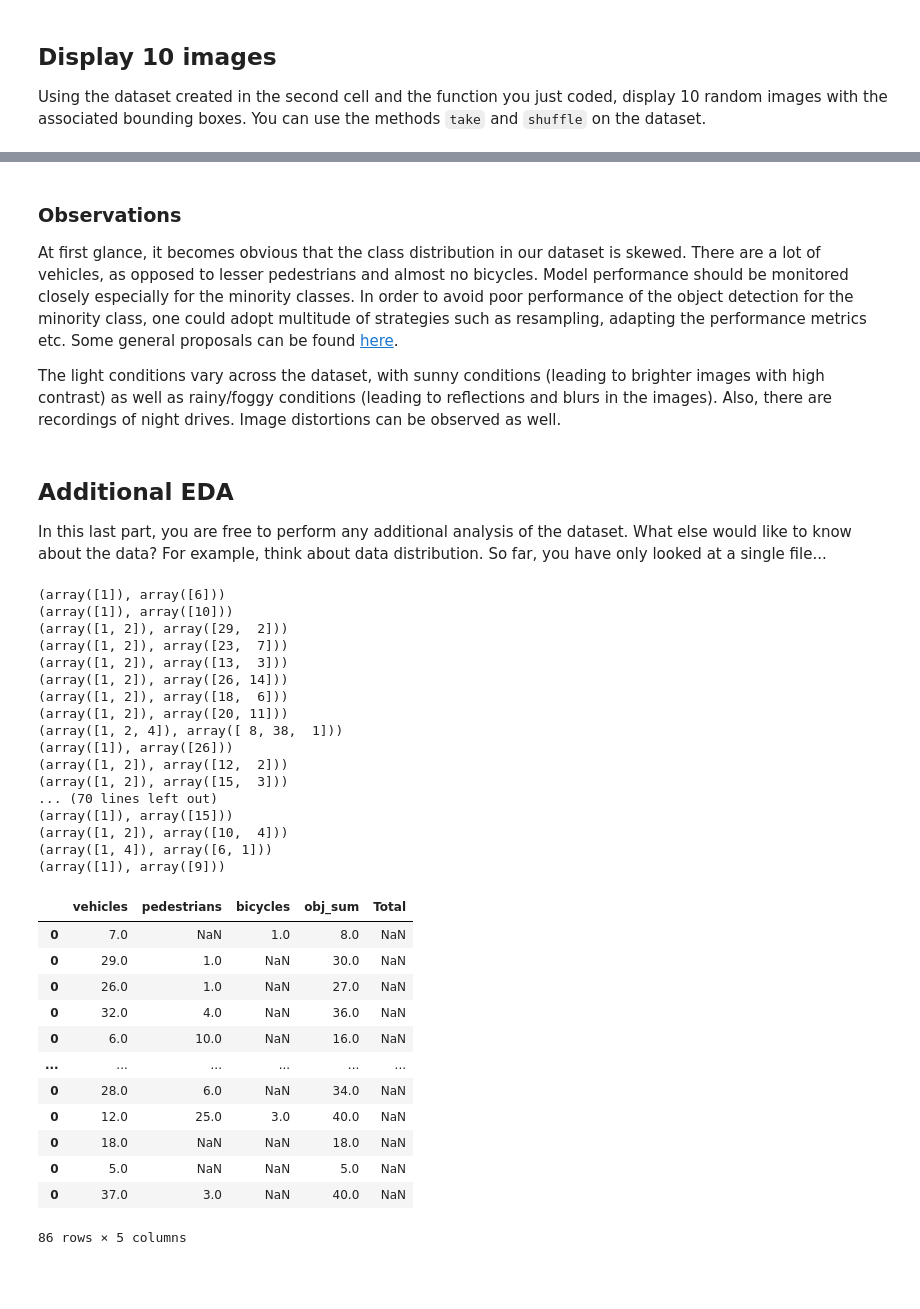
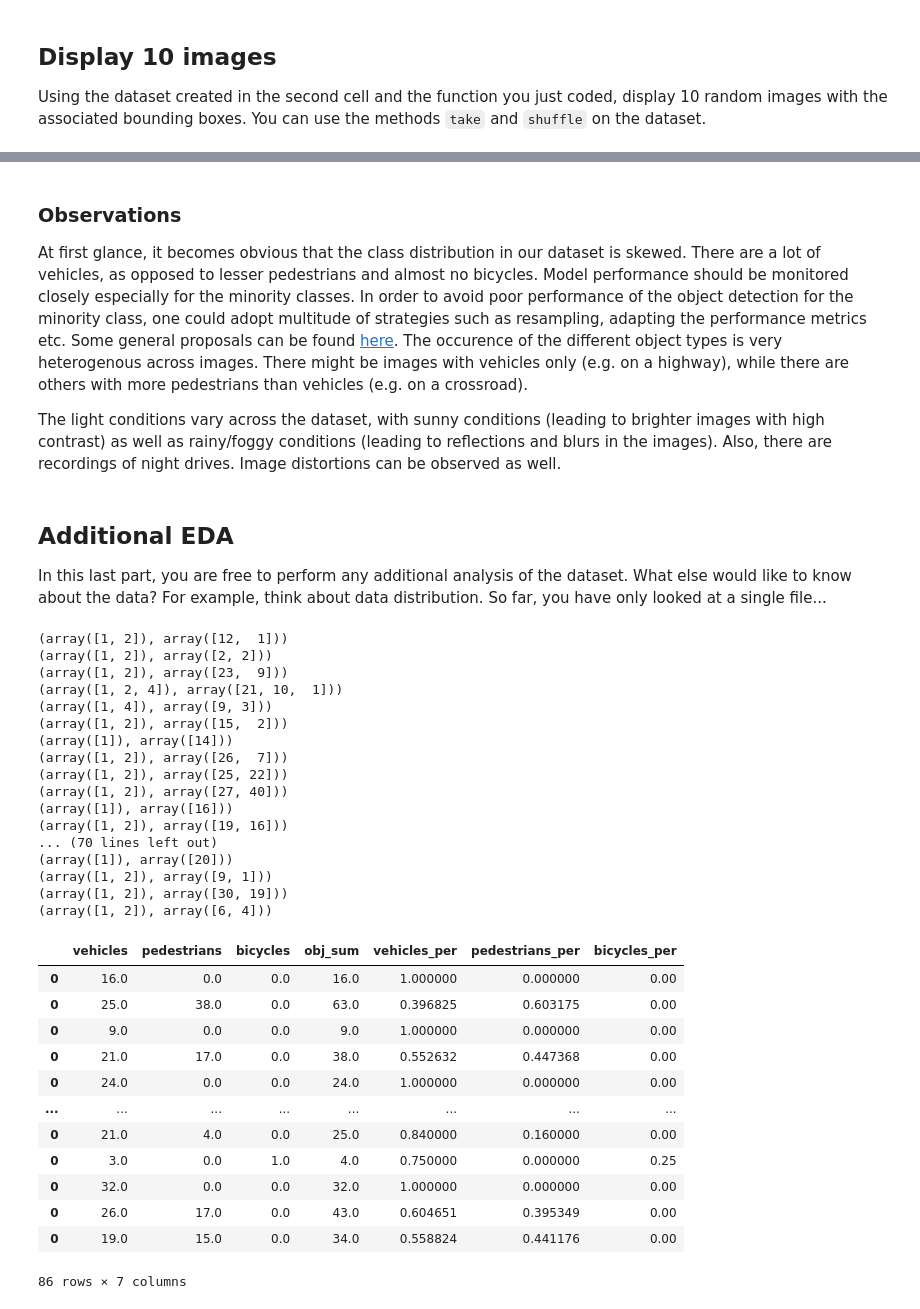
Before and after one commit to Andrea-Schulz/UdacitySDCE_Project1, a Jupyter notebook: Exploratory+Data+Analysis.ipynb, the cells around one changed output, grey strips where cells are left out. Saved outputs shown, nothing was run; the diff lists cells and outputs as text; code cells hidden in the pictures; blank space fills up the shorter version.

```diff
--- a/Exploratory+Data+Analysis.ipynb
+++ b/Exploratory+Data+Analysis.ipynb
@@ -33,8 +33,10 @@ Use `tf.data.Dataset.map()
 num_images = 15
 # number of rows in plot
 num_rows = 3
+# Number of filenames to read in shuffle (max:86)
+num_files = 86
 
-batch = dataset.shuffle(86, reshuffle_each_iteration=True).take(num_images)
+batch = dataset.shuffle(num_files, reshuffle_each_iteration=True).take(num_images)
 # %% [markdown]
 ### initial exploration of TFrecords
 # %%
@@ -170,6 +172,6 @@ display_images(batch)
 # %% [markdown]
 ### Observations
-At first glance, it becomes obvious that the class distribution in our dataset is skewed. There are a lot of vehicles, as opposed to lesser pedestrians and almost no bicycles. Model performance should be monitored closely especially for the minority classes. In order to avoid poor performance of the object detection for the minority class, one could adopt multitude of strategies such as resampling, adapting the performance metrics etc. Some general proposals can be found [here](https://machinelearningmastery.com/tactics-to-combat-imbalanced-classes-in-your-machine-learning-dataset/).
+At first glance, it becomes obvious that the class distribution in our dataset is skewed. There are a lot of vehicles, as opposed to lesser pedestrians and almost no bicycles. Model performance should be monitored closely especially for the minority classes. In order to avoid poor performance of the object detection for the minority class, one could adopt multitude of strategies such as resampling, adapting the performance metrics etc. Some general proposals can be found [here](https://machinelearningmastery.com/tactics-to-combat-imbalanced-classes-in-your-machine-learning-dataset/). The occurence of the different object types is very heterogenous across images. There might be images with vehicles only (e.g. on a highway), while there are others with more pedestrians than vehicles (e.g. on a crossroad).
 
 The light conditions vary across the dataset, with sunny conditions (leading to brighter images with high contrast) as well as rainy/foggy conditions (leading to reflections and blurs in the images). Also, there are recordings of night drives. Image distortions can be observed as well.
 # %% [markdown]
@@ -178,64 +180,60 @@ The light conditions vary across the dataset, with sunny conditions (leading to
 In this last part, you are free to perform any additional analysis of the dataset. What else would like to know about the data?
 For example, think about data distribution. So far, you have only looked at a single file...
 # %%
-for cl in dataset.take(86):
+for cl in dataset.take(num_files):
     print(np.unique(cl['groundtruth_classes'].numpy(), return_counts=True))
 # %% [output]
-(array([1]), array([6]))
-(array([1]), array([10]))
-(array([1, 2]), array([29,  2]))
-(array([1, 2]), array([23,  7]))
-(array([1, 2]), array([13,  3]))
-(array([1, 2]), array([26, 14]))
-(array([1, 2]), array([18,  6]))
-(array([1, 2]), array([20, 11]))
-(array([1, 2, 4]), array([ 8, 38,  1]))
-(array([1]), array([26]))
-(array([1, 2]), array([12,  2]))
-(array([1, 2]), array([15,  3]))
+(array([1, 2]), array([12,  1]))
+(array([1, 2]), array([2, 2]))
+(array([1, 2]), array([23,  9]))
+(array([1, 2, 4]), array([21, 10,  1]))
+(array([1, 4]), array([9, 3]))
+(array([1, 2]), array([15,  2]))
+(array([1]), array([14]))
+(array([1, 2]), array([26,  7]))
+(array([1, 2]), array([25, 22]))
+(array([1, 2]), array([27, 40]))
+(array([1]), array([16]))
+(array([1, 2]), array([19, 16]))
 ... (70 lines left out)
-(array([1]), array([15]))
-(array([1, 2]), array([10,  4]))
-(array([1, 4]), array([6, 1]))
-(array([1]), array([9]))
+(array([1]), array([20]))
+(array([1, 2]), array([9, 1]))
+(array([1, 2]), array([30, 19]))
+(array([1, 2]), array([6, 4]))
 # %%
 # get number and percentages of objects in each image
 import pandas as pd
 
 df = pd.DataFrame(index=[1,2,4])
 
-for cl in dataset.take(86):
+for cl in dataset.take(num_files):
     cl_id, counts = np.unique(cl['groundtruth_classes'].numpy(), return_counts=True)
     df_i = pd.DataFrame(index=cl_id, data=counts)
     df = pd.concat([df, df_i], axis=1)
 
 df = df.transpose().rename(columns={1:'vehicles', 2:'pedestrians', 4:'bicycles'})
 
 # sum of all objects in the respective image
 df['obj_sum'] = df.sum(axis=1)
 # percentages of all objects in respective image
 df['vehicles_per'] = df['vehicles']/df['obj_sum']
 df['pedestrians_per'] = df['pedestrians']/df['obj_sum']
 df['bicycles_per'] = df['bicycles']/df['obj_sum']
 
-# mean across the given images
-df2 = df.mean().rename("mean")
-
-# total across the given images
-df2["total"] = df.sum()
+df = df.fillna(0.0)
 
 df
 # %% [output]
-|  | vehicles | pedestrians | bicycles | obj_sum | Total |
-| 0 | 7.0 | NaN | 1.0 | 8.0 | NaN |
-| 0 | 29.0 | 1.0 | NaN | 30.0 | NaN |
-| 0 | 26.0 | 1.0 | NaN | 27.0 | NaN |
-| 0 | 32.0 | 4.0 | NaN | 36.0 | NaN |
-| 0 | 6.0 | 10.0 | NaN | 16.0 | NaN |
-| ... | ... | ... | ... | ... | ... |
-| 0 | 28.0 | 6.0 | NaN | 34.0 | NaN |
-| 0 | 12.0 | 25.0 | 3.0 | 40.0 | NaN |
-| 0 | 18.0 | NaN | NaN | 18.0 | NaN |
-| 0 | 5.0 | NaN | NaN | 5.0 | NaN |
-| 0 | 37.0 | 3.0 | NaN | 40.0 | NaN |
+|  | vehicles | pedestrians | bicycles | obj_sum | vehicles_per | pedestrians_per | bicycles_per |
+| 0 | 16.0 | 0.0 | 0.0 | 16.0 | 1.000000 | 0.000000 | 0.00 |
+| 0 | 25.0 | 38.0 | 0.0 | 63.0 | 0.396825 | 0.603175 | 0.00 |
+| 0 | 9.0 | 0.0 | 0.0 | 9.0 | 1.000000 | 0.000000 | 0.00 |
+| 0 | 21.0 | 17.0 | 0.0 | 38.0 | 0.552632 | 0.447368 | 0.00 |
+| 0 | 24.0 | 0.0 | 0.0 | 24.0 | 1.000000 | 0.000000 | 0.00 |
+| ... | ... | ... | ... | ... | ... | ... | ... |
+| 0 | 21.0 | 4.0 | 0.0 | 25.0 | 0.840000 | 0.160000 | 0.00 |
+| 0 | 3.0 | 0.0 | 1.0 | 4.0 | 0.750000 | 0.000000 | 0.25 |
+| 0 | 32.0 | 0.0 | 0.0 | 32.0 | 1.000000 | 0.000000 | 0.00 |
+| 0 | 26.0 | 17.0 | 0.0 | 43.0 | 0.604651 | 0.395349 | 0.00 |
+| 0 | 19.0 | 15.0 | 0.0 | 34.0 | 0.558824 | 0.441176 | 0.00 |
-86 rows × 5 columns
+86 rows × 7 columns
```
Also changed, not shown: parts of 6 cells of this notebook, 4 other files.
